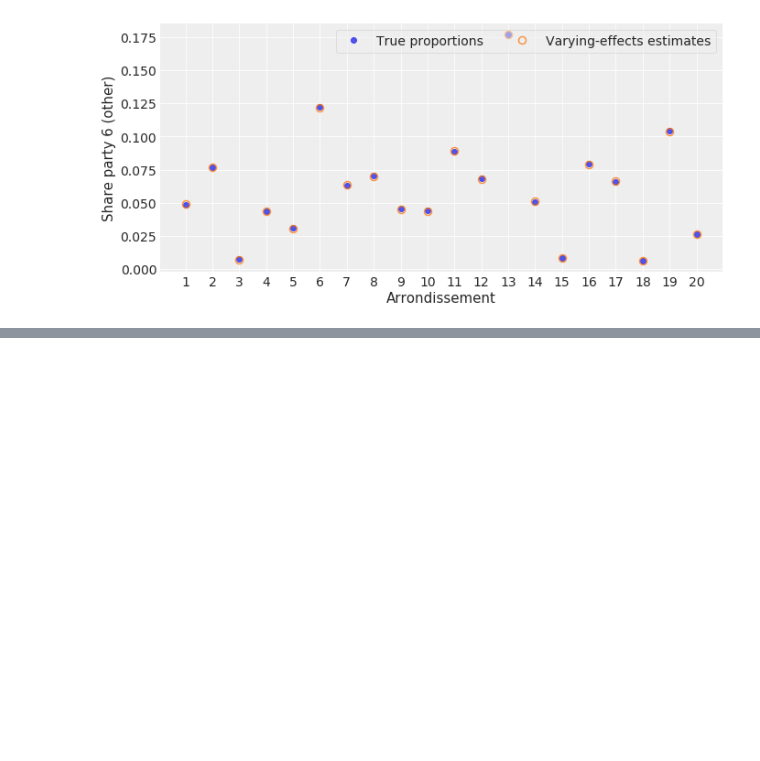
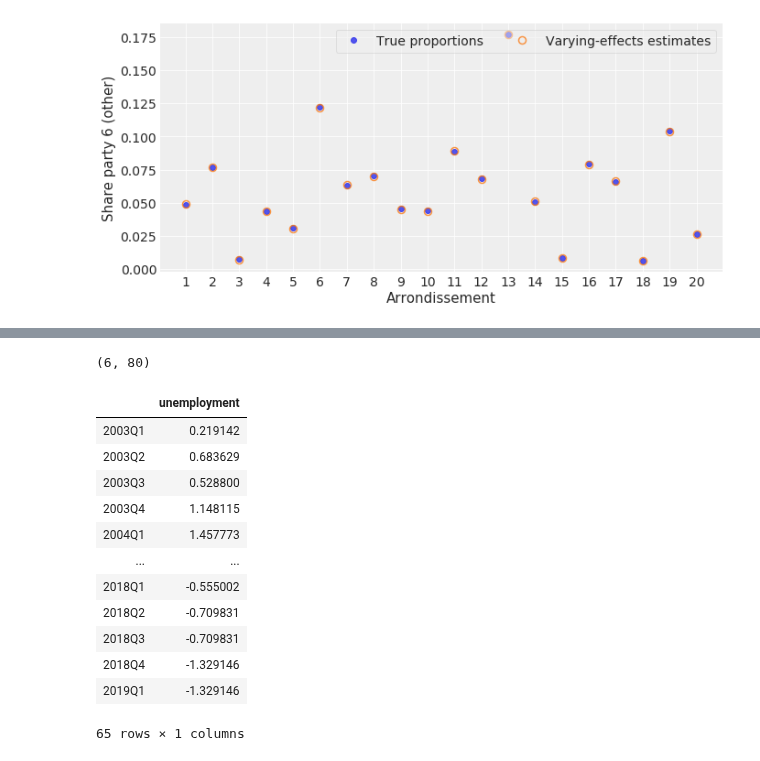
Before and after one commit to pollsposition/models, a Jupyter notebook: fondamentaux/munic_model.ipynb, the cells around one changed output, grey strips where cells are left out. Saved outputs shown, nothing was run; the diff lists cells and outputs as text; code cells hidden in the pictures; blank space fills up the shorter version.

Commit message:
Started adding predictor to multi model

```diff
--- a/fondamentaux/munic_model.ipynb
+++ b/fondamentaux/munic_model.ipynb
@@ -24,6 +24,11 @@ np.random.seed(286)
 
 PARTIES = ["farleft", "left", "green", "center", "right", "farright", "other"]
 # %%
+def stdz(series: pd.Series):
+    """Standardize the given pandas Series"""
+    return (series - series.mean()) / series.std()
+
+
 def mean_by_cluster(param: str, post_df: pd.DataFrame):
     """
     Compute posterior mean of param by cluster (arrondissement) and category (parties)
@@ -246,0 +316,31 @@ This model seems very good at recovering the structure in each district - even w
+# %%
+mu.shape
+# %% [output]
+(6, 80)
+# %%
+pred = pd.read_excel(
+    "data/chomage-zone-demploi-2003-2019.xls", header=5, sheet_name="txcho_ze"
+)
+pred = pred[pred["LIBZE2010"] == "Paris"].iloc[:, 4:].T
+pred.columns = ["unemployment"]
+
+# standardize predictor:
+pred["unemployment"] = stdz(pred["unemployment"])
+
+# as timestamps variables:
+pred.index = pd.PeriodIndex(start=pred.index[0], periods=len(pred), freq="Q")
+pred
+# %% [output]
+|  | unemployment |
+| 2003Q1 | 0.219142 |
+| 2003Q2 | 0.683629 |
+| 2003Q3 | 0.528800 |
+| 2003Q4 | 1.148115 |
+| 2004Q1 | 1.457773 |
+| ... | ... |
+| 2018Q1 | -0.555002 |
+| 2018Q2 | -0.709831 |
+| 2018Q3 | -0.709831 |
+| 2018Q4 | -1.329146 |
+| 2019Q1 | -1.329146 |
+65 rows × 1 columns
```
Also changed, not shown: parts of 4 cells of this notebook.
